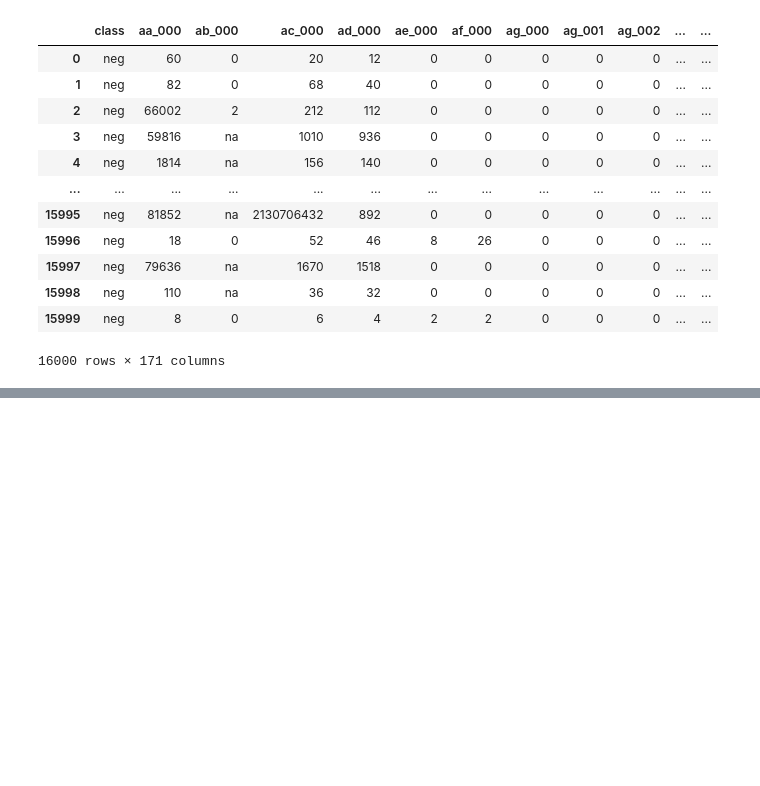
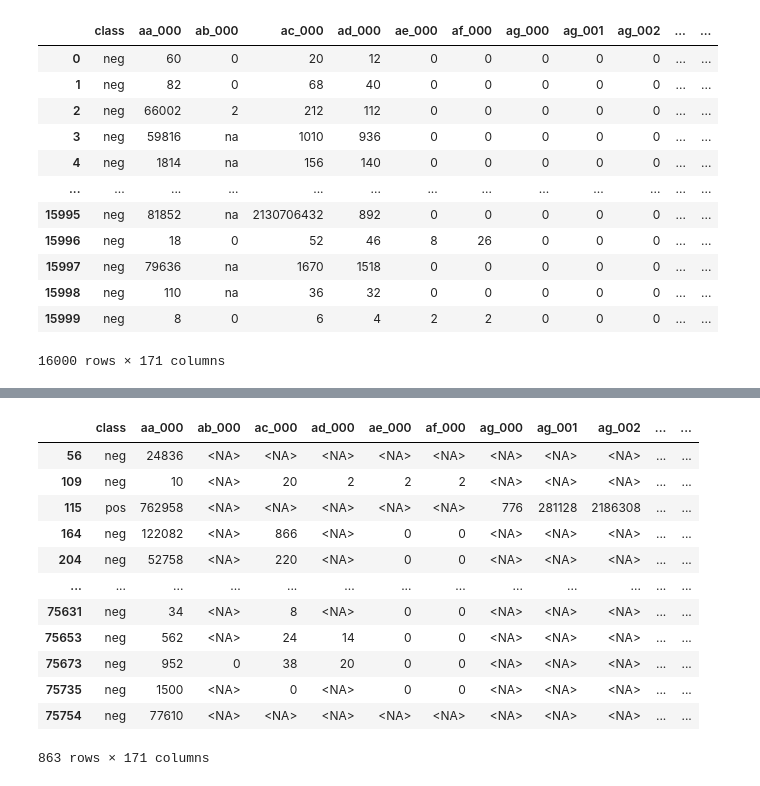
Before and after one commit to michelhilg/truck-maintenance-planning-ML, a Jupyter notebook: notebooks/01_Data_Understanding_and_Cleaning.ipynb, the cells around one changed output, grey strips where cells are left out. Drawn from its saved outputs; the diff is of its cells as text; code cells hidden in the pictures; blank space fills up the shorter version.

```diff
--- a/notebooks/01_Data_Understanding_and_Cleaning.ipynb
+++ b/notebooks/01_Data_Understanding_and_Cleaning.ipynb
@@ -43,0 +102,17 @@ previous_years_df
+# %%
+non_numeric_values = combined_df[~pd.to_numeric(combined_df['ee_003'], errors='coerce').notnull()]
+non_numeric_values
+# %% [output]
+|  | class | aa_000 | ab_000 | ac_000 | ad_000 | ae_000 | af_000 | ag_000 | ag_001 | ag_002 | ... | ... |
+| 56 | neg | 24836 | <NA> | <NA> | <NA> | <NA> | <NA> | <NA> | <NA> | <NA> | ... | ... |
+| 109 | neg | 10 | <NA> | 20 | 2 | 2 | 2 | <NA> | <NA> | <NA> | ... | ... |
+| 115 | pos | 762958 | <NA> | <NA> | <NA> | <NA> | <NA> | 776 | 281128 | 2186308 | ... | ... |
+| 164 | neg | 122082 | <NA> | 866 | <NA> | 0 | 0 | <NA> | <NA> | <NA> | ... | ... |
+| 204 | neg | 52758 | <NA> | 220 | <NA> | 0 | 0 | <NA> | <NA> | <NA> | ... | ... |
+| ... | ... | ... | ... | ... | ... | ... | ... | ... | ... | ... | ... | ... |
+| 75631 | neg | 34 | <NA> | 8 | <NA> | 0 | 0 | <NA> | <NA> | <NA> | ... | ... |
+| 75653 | neg | 562 | <NA> | 24 | 14 | 0 | 0 | <NA> | <NA> | <NA> | ... | ... |
+| 75673 | neg | 952 | 0 | 38 | 20 | 0 | 0 | <NA> | <NA> | <NA> | ... | ... |
+| 75735 | neg | 1500 | <NA> | 0 | <NA> | 0 | 0 | <NA> | <NA> | <NA> | ... | ... |
+| 75754 | neg | 77610 | <NA> | <NA> | <NA> | <NA> | <NA> | <NA> | <NA> | <NA> | ... | ... |
+863 rows × 171 columns
```
Also changed, not shown: parts of 11 cells of this notebook, 1 other file.
